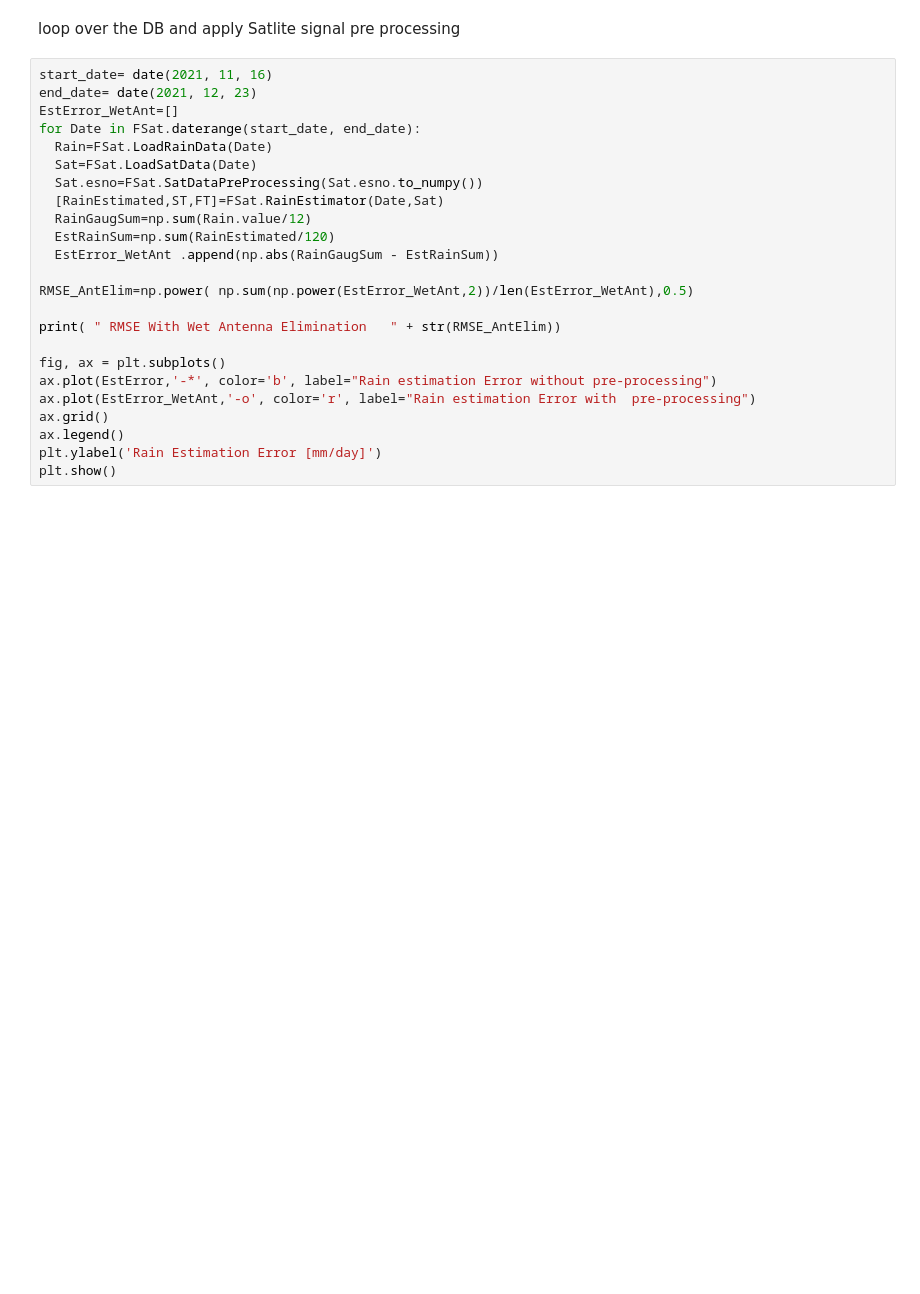
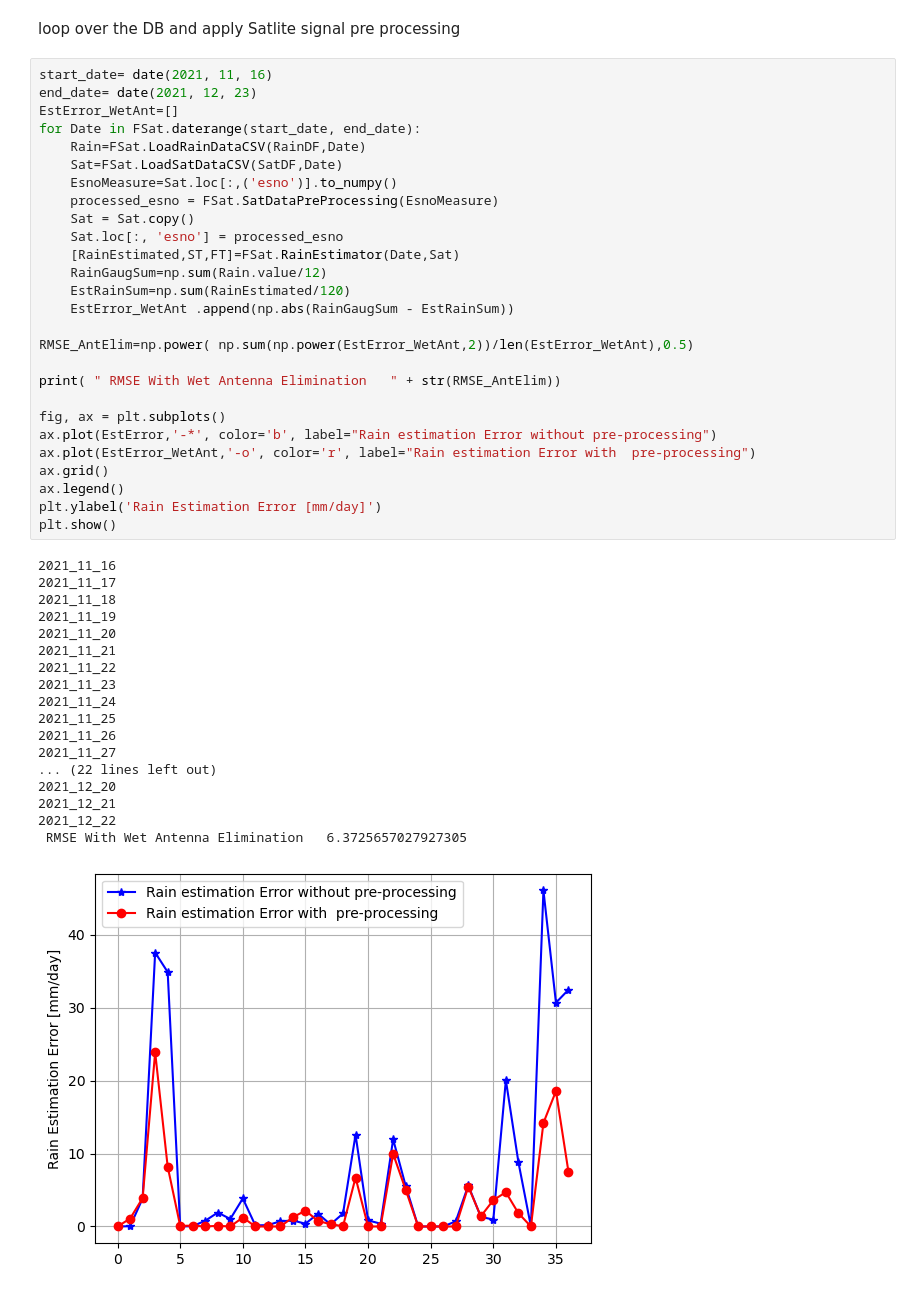
Before and after one commit to OpenSenseAction/training_school_opensene_2023, a Jupyter notebook: notebooks_sml/RainSat.ipynb, the cells around one changed output. Cells and saved outputs as stored; diff of their text form; blank space fills up the shorter version.

```diff
--- a/notebooks_sml/RainSat.ipynb
+++ b/notebooks_sml/RainSat.ipynb
@@ -145,24 +153,46 @@ loop over the DB and apply Satlite signal pre processing
 # %%
 start_date= date(2021, 11, 16)
 end_date= date(2021, 12, 23)
 EstError_WetAnt=[]
 for Date in FSat.daterange(start_date, end_date):
-  Rain=FSat.LoadRainData(Date)
-  Sat=FSat.LoadSatData(Date)
-  Sat.esno=FSat.SatDataPreProcessing(Sat.esno.to_numpy())
-  [RainEstimated,ST,FT]=FSat.RainEstimator(Date,Sat)
-  RainGaugSum=np.sum(Rain.value/12)
-  EstRainSum=np.sum(RainEstimated/120)
-  EstError_WetAnt .append(np.abs(RainGaugSum - EstRainSum))
+    Rain=FSat.LoadRainDataCSV(RainDF,Date)
+    Sat=FSat.LoadSatDataCSV(SatDF,Date)
+    EsnoMeasure=Sat.loc[:,('esno')].to_numpy()
+    processed_esno = FSat.SatDataPreProcessing(EsnoMeasure)
+    Sat = Sat.copy()
+    Sat.loc[:, 'esno'] = processed_esno
+    [RainEstimated,ST,FT]=FSat.RainEstimator(Date,Sat)
+    RainGaugSum=np.sum(Rain.value/12)
+    EstRainSum=np.sum(RainEstimated/120)
+    EstError_WetAnt .append(np.abs(RainGaugSum - EstRainSum))
 
 RMSE_AntElim=np.power( np.sum(np.power(EstError_WetAnt,2))/len(EstError_WetAnt),0.5)
 
 print( " RMSE With Wet Antenna Elimination   " + str(RMSE_AntElim))
 
 fig, ax = plt.subplots()
 ax.plot(EstError,'-*', color='b', label="Rain estimation Error without pre-processing")
 ax.plot(EstError_WetAnt,'-o', color='r', label="Rain estimation Error with  pre-processing")
 ax.grid()
 ax.legend()
 plt.ylabel('Rain Estimation Error [mm/day]')
 plt.show()
+# %% [output]
+2021_11_16
+2021_11_17
+2021_11_18
+2021_11_19
+2021_11_20
+2021_11_21
+2021_11_22
+2021_11_23
+2021_11_24
+2021_11_25
+2021_11_26
+2021_11_27
+... (22 lines left out)
+2021_12_20
+2021_12_21
+2021_12_22
+ RMSE With Wet Antenna Elimination   6.3725657027927305
+[figure, added]
```
Also changed, not shown: parts of 9 cells of this notebook, 2 other files.
